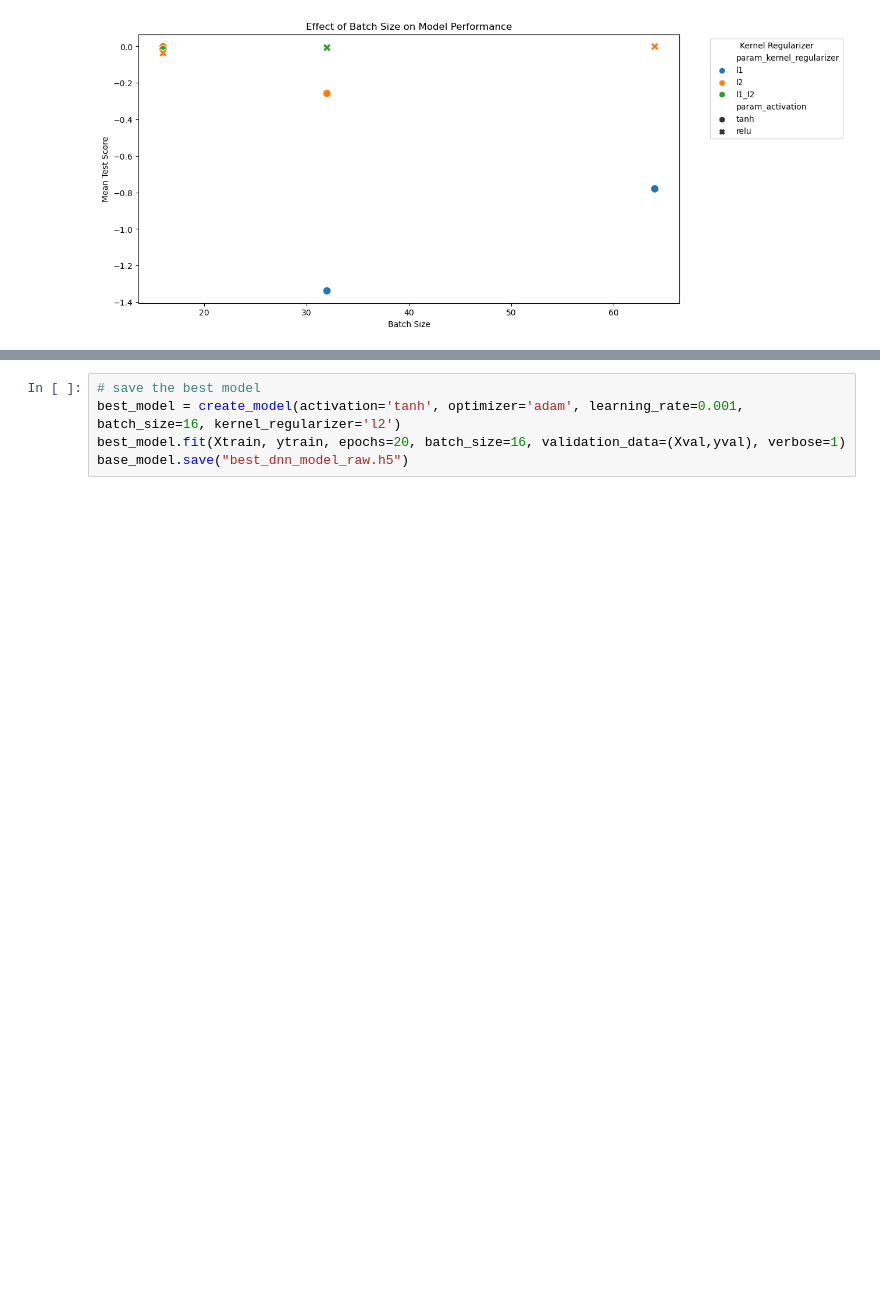
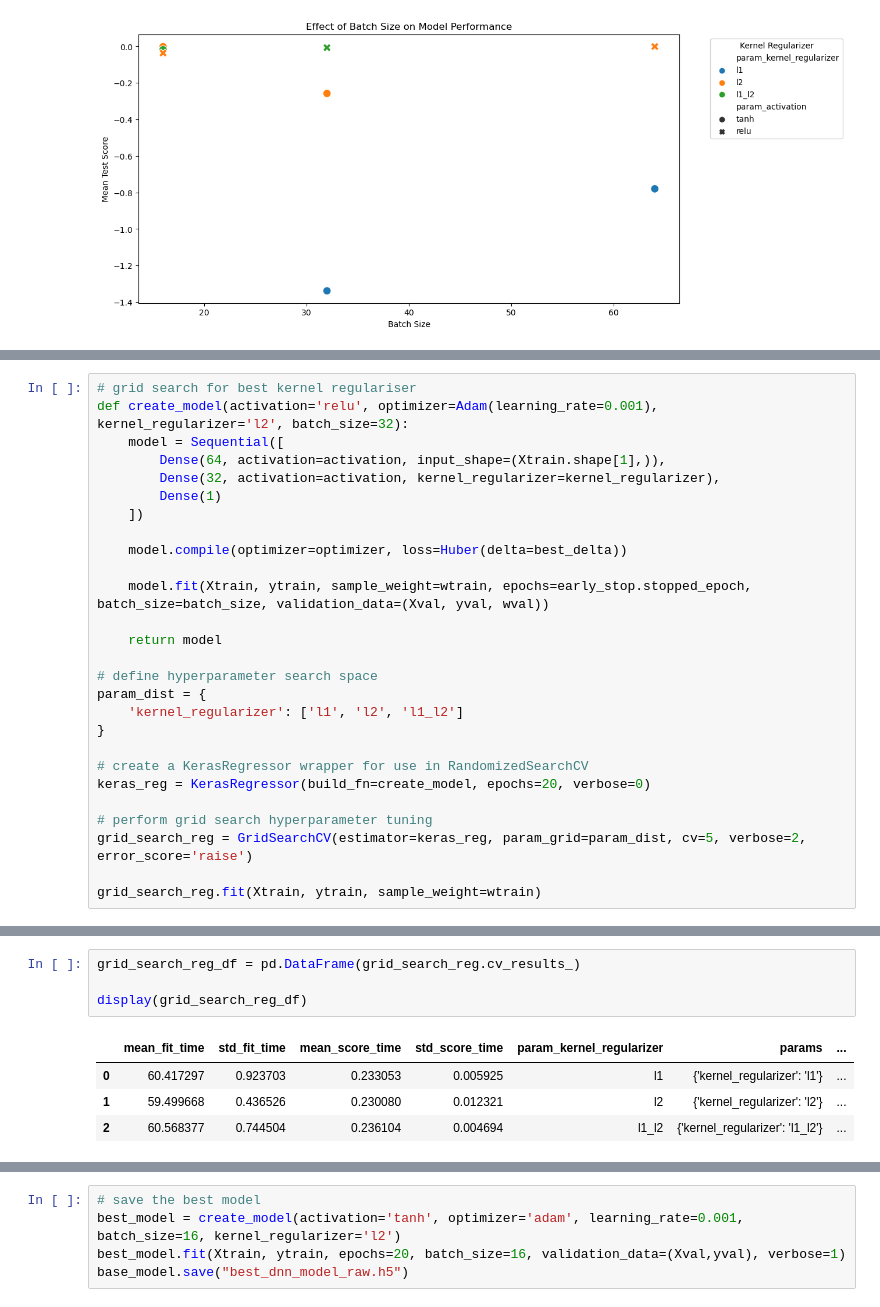
Before and after one commit to sophia20753/sysopt_adproject, a Jupyter notebook: project/dnn_train.ipynb, the cells around one changed output, grey strips where cells are left out. Drawn from its saved outputs; the diff is of its cells as text; blank space fills up the shorter version.

```diff
--- a/project/dnn_train.ipynb
+++ b/project/dnn_train.ipynb
@@ -510,0 +522,27 @@ Best Hyperparameters:
+# %%
+# grid search for best kernel regulariser
+def create_model(activation='relu', optimizer=Adam(learning_rate=0.001), kernel_regularizer='l2', batch_size=32):
+    model = Sequential([
+        Dense(64, activation=activation, input_shape=(Xtrain.shape[1],)),
+        Dense(32, activation=activation, kernel_regularizer=kernel_regularizer),
+        Dense(1)
+    ])
+
+    model.compile(optimizer=optimizer, loss=Huber(delta=best_delta))
+
+    model.fit(Xtrain, ytrain, sample_weight=wtrain, epochs=early_stop.stopped_epoch, batch_size=batch_size, validation_data=(Xval, yval, wval))
+
+    return model
+
+# define hyperparameter search space
+param_dist = {
+    'kernel_regularizer': ['l1', 'l2', 'l1_l2']
+}
+
+# create a KerasRegressor wrapper for use in RandomizedSearchCV
+keras_reg = KerasRegressor(build_fn=create_model, epochs=20, verbose=0)
+
+# perform grid search hyperparameter tuning
+grid_search_reg = GridSearchCV(estimator=keras_reg, param_grid=param_dist, cv=5, verbose=2, error_score='raise')
+
+grid_search_reg.fit(Xtrain, ytrain, sample_weight=wtrain)
@@ -510,0 +569,9 @@ Best Hyperparameters:
+# %%
+grid_search_reg_df = pd.DataFrame(grid_search_reg.cv_results_)
+
+display(grid_search_reg_df)
+# %% [output]
+|  | mean_fit_time | std_fit_time | mean_score_time | std_score_time | param_kernel_regularizer | params | ... |
+| 0 | 60.417297 | 0.923703 | 0.233053 | 0.005925 | l1 | {'kernel_regularizer': 'l1'} | ... |
+| 1 | 59.499668 | 0.436526 | 0.230080 | 0.012321 | l2 | {'kernel_regularizer': 'l2'} | ... |
+| 2 | 60.568377 | 0.744504 | 0.236104 | 0.004694 | l1_l2 | {'kernel_regularizer': 'l1_l2'} | ... |
```
Also changed, not shown: parts of 12 cells of this notebook, 1 other file.
